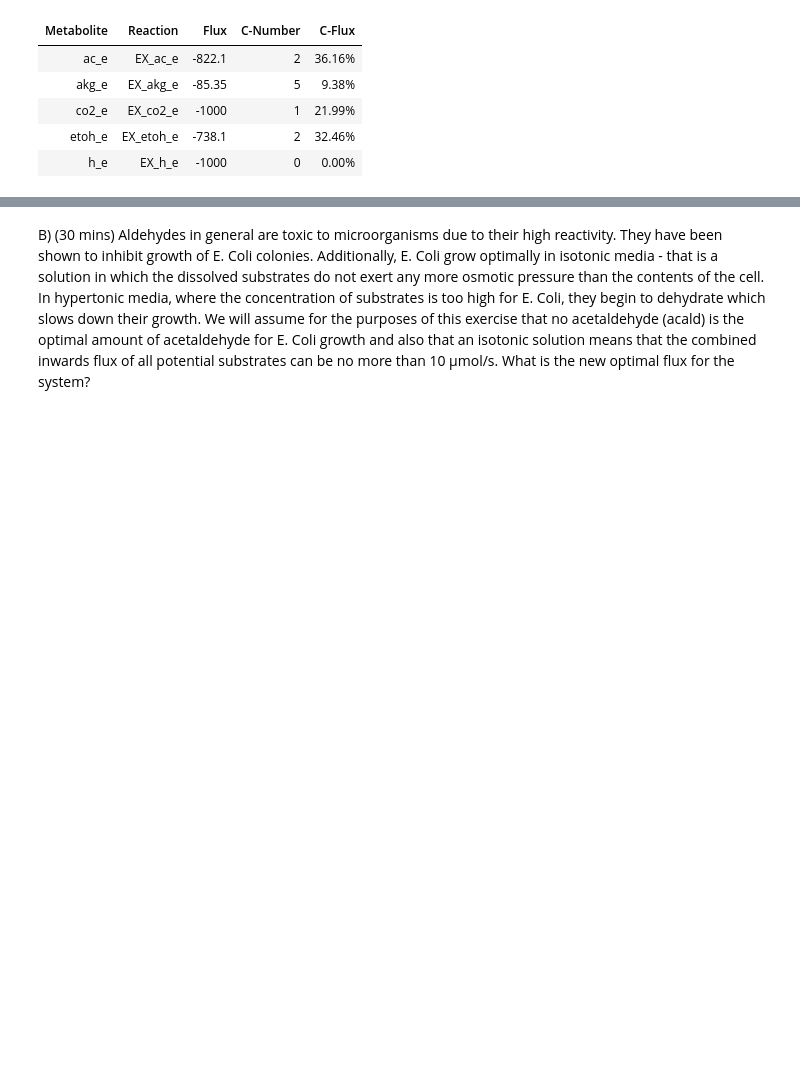
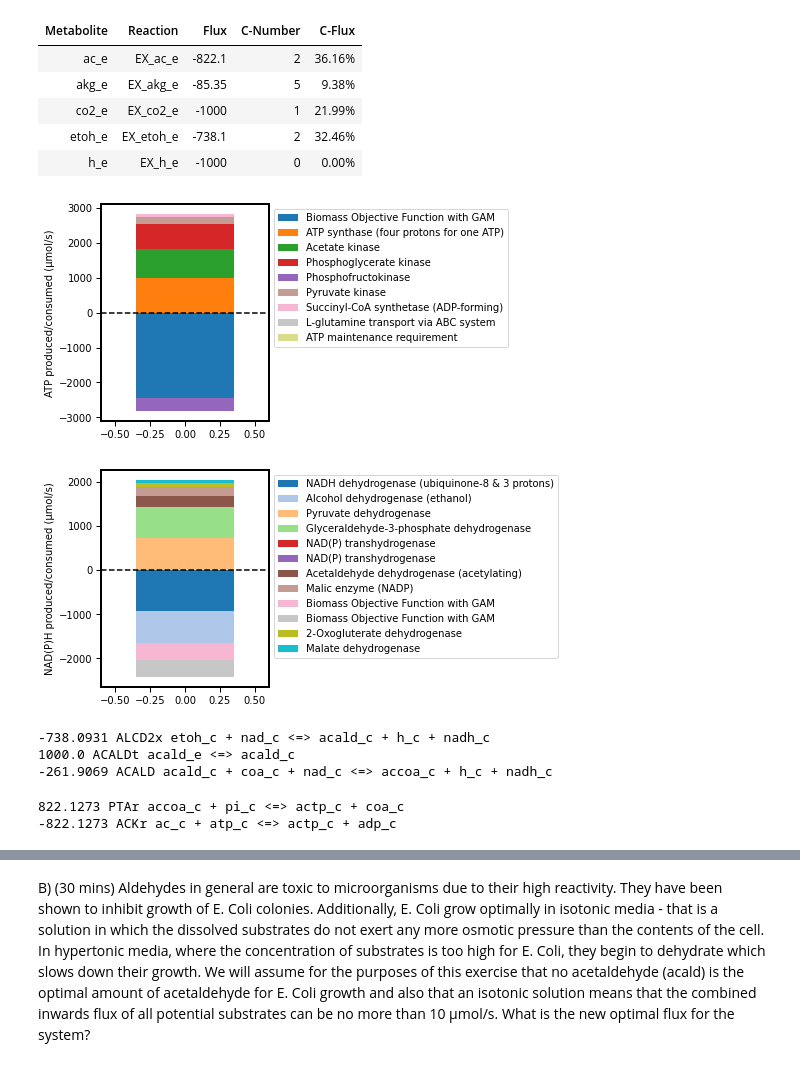
Before and after one commit to sshameer/Intro2FBA_OxfordDTC, a Jupyter notebook: Worksheet.ipynb, the cells around one changed output, grey strips where cells are left out. Drawn from its saved outputs; the diff is of its cells as text; code cells hidden in the pictures; blank space fills up the shorter version.

```diff
--- a/Worksheet.ipynb
+++ b/Worksheet.ipynb
@@ -310,3 +310,23 @@ Secretion
 | co2_e | EX_co2_e | -1000 | 1 | 21.99% |
 | etoh_e | EX_etoh_e | -738.1 | 2 | 32.46% |
 | h_e | EX_h_e | -1000 | 0 | 0.00% |
+# %%
+plotATPBudget(Model,[sol4])
+plotNADBudget(Model,[sol4])
+# %% [output]
+[figure, added]
+[figure, added]
+# %%
+for rxn in Model.metabolites.acald_c.reactions:
+    print(round(sol4[rxn.id]*rxn.get_coefficient('acald_c'),4),rxn.id, rxn.reaction)
+# %% [output]
+-738.0931 ALCD2x etoh_c + nad_c <=> acald_c + h_c + nadh_c
+1000.0 ACALDt acald_e <=> acald_c
+-261.9069 ACALD acald_c + coa_c + nad_c <=> accoa_c + h_c + nadh_c
+# %%
+met='actp_c'
+for rxn in Model.metabolites.get_by_id(met).reactions:
+    print(round(sol4[rxn.id]*rxn.get_coefficient(met),4),rxn.id, rxn.reaction)
+# %% [output]
+822.1273 PTAr accoa_c + pi_c <=> actp_c + coa_c
+-822.1273 ACKr ac_c + atp_c <=> actp_c + adp_c
```
Also changed, not shown: parts of 3 cells of this notebook.
